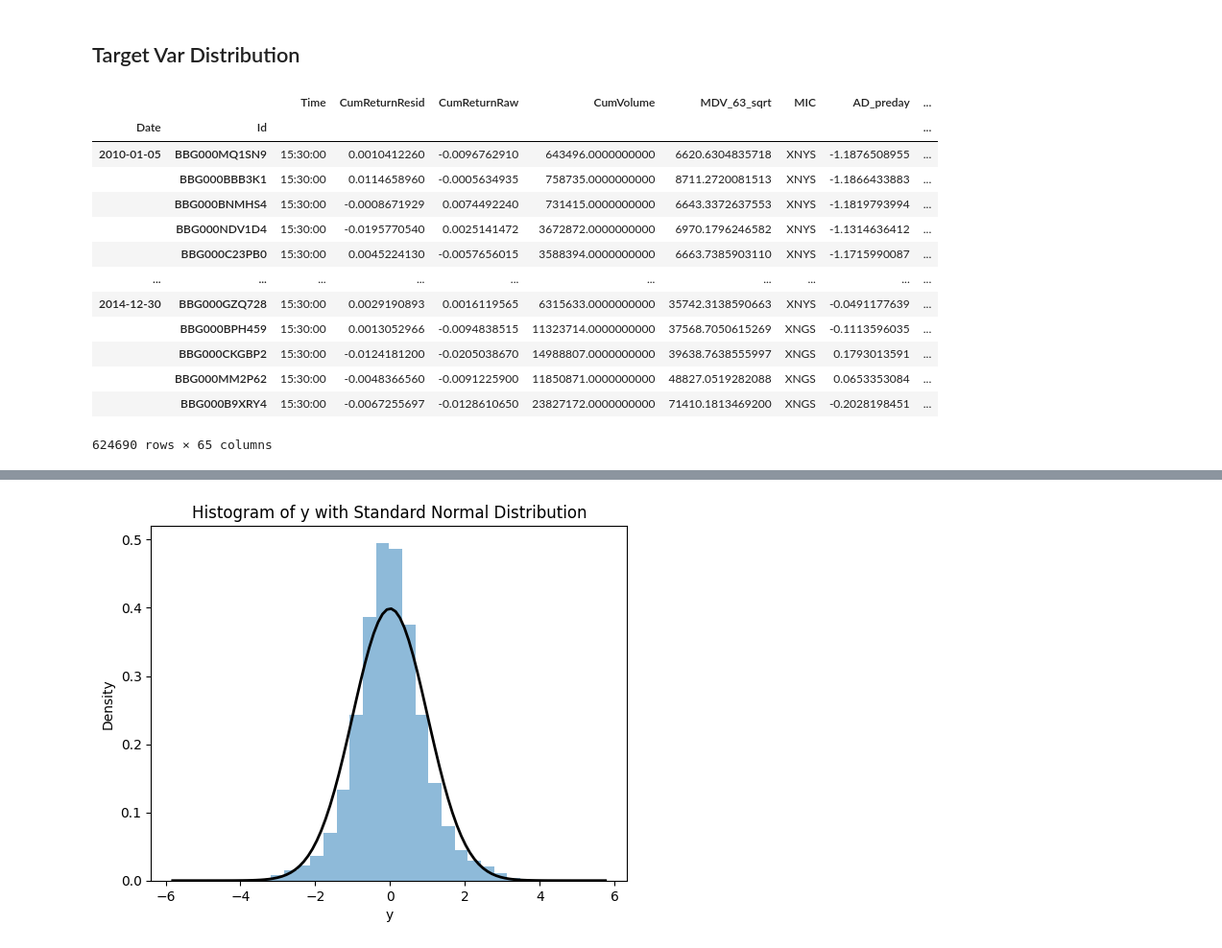
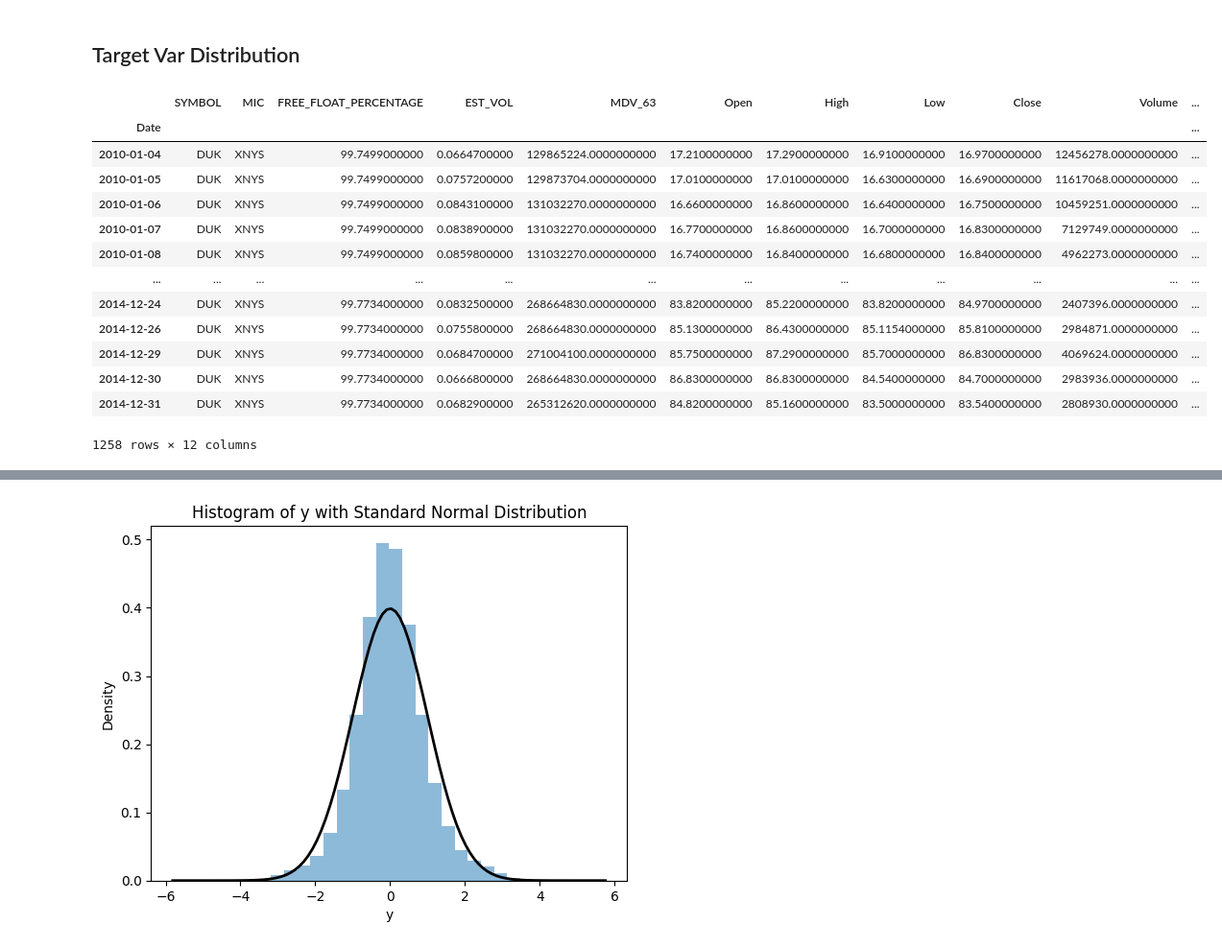
Before and after one commit to gruberjulius/ML_Task_4, a Jupyter notebook: EDA.ipynb, the cells around one changed output, grey strips where cells are left out. Shown: that part at 96% size. Saved outputs shown, nothing was run; the diff lists cells and outputs as text; code cells hidden in the pictures.

```diff
--- a/EDA.ipynb
+++ b/EDA.ipynb
@@ -58,20 +57,3 @@ for col in clipped_returns:
 #### CumReturnResid
 # %% [markdown]
 ## Target Var Distribution
-# %%
-input_data
-# %% [output]
-|  |  | Time | CumReturnResid | CumReturnRaw | CumVolume | MDV_63_sqrt | MIC | AD_preday | ... |
-| Date | Id |  |  |  |  |  |  |  | ... |
-| 2010-01-05 | BBG000MQ1SN9 | 15:30:00 | 0.0010412260 | -0.0096762910 | 643496.0000000000 | 6620.6304835718 | XNYS | -1.1876508955 | ... |
-|  | BBG000BBB3K1 | 15:30:00 | 0.0114658960 | -0.0005634935 | 758735.0000000000 | 8711.2720081513 | XNYS | -1.1866433883 | ... |
-|  | BBG000BNMHS4 | 15:30:00 | -0.0008671929 | 0.0074492240 | 731415.0000000000 | 6643.3372637553 | XNYS | -1.1819793994 | ... |
-|  | BBG000NDV1D4 | 15:30:00 | -0.0195770540 | 0.0025141472 | 3672872.0000000000 | 6970.1796246582 | XNYS | -1.1314636412 | ... |
-|  | BBG000C23PB0 | 15:30:00 | 0.0045224130 | -0.0057656015 | 3588394.0000000000 | 6663.7385903110 | XNYS | -1.1715990087 | ... |
-| ... | ... | ... | ... | ... | ... | ... | ... | ... | ... |
-| 2014-12-30 | BBG000GZQ728 | 15:30:00 | 0.0029190893 | 0.0016119565 | 6315633.0000000000 | 35742.3138590663 | XNYS | -0.0491177639 | ... |
-|  | BBG000BPH459 | 15:30:00 | 0.0013052966 | -0.0094838515 | 11323714.0000000000 | 37568.7050615269 | XNGS | -0.1113596035 | ... |
-|  | BBG000CKGBP2 | 15:30:00 | -0.0124181200 | -0.0205038670 | 14988807.0000000000 | 39638.7638555997 | XNGS | 0.1793013591 | ... |
-|  | BBG000MM2P62 | 15:30:00 | -0.0048366560 | -0.0091225900 | 11850871.0000000000 | 48827.0519282088 | XNGS | 0.0653353084 | ... |
-|  | BBG000B9XRY4 | 15:30:00 | -0.0067255697 | -0.0128610650 | 23827172.0000000000 | 71410.1813469200 | XNGS | -0.2028198451 | ... |
-624690 rows × 65 columns
@@ -77,0 +62,17 @@ input_data
+# %%
+daily_df.xs('BBG000BHGDH5', level = 'Id')
+# %% [output]
+|  | SYMBOL | MIC | FREE_FLOAT_PERCENTAGE | EST_VOL | MDV_63 | Open | High | Low | Close | Volume | ... |
+| Date |  |  |  |  |  |  |  |  |  |  | ... |
+| 2010-01-04 | DUK | XNYS | 99.7499000000 | 0.0664700000 | 129865224.0000000000 | 17.2100000000 | 17.2900000000 | 16.9100000000 | 16.9700000000 | 12456278.0000000000 | ... |
+| 2010-01-05 | DUK | XNYS | 99.7499000000 | 0.0757200000 | 129873704.0000000000 | 17.0100000000 | 17.0100000000 | 16.6300000000 | 16.6900000000 | 11617068.0000000000 | ... |
+| 2010-01-06 | DUK | XNYS | 99.7499000000 | 0.0843100000 | 131032270.0000000000 | 16.6600000000 | 16.8600000000 | 16.6400000000 | 16.7500000000 | 10459251.0000000000 | ... |
+| 2010-01-07 | DUK | XNYS | 99.7499000000 | 0.0838900000 | 131032270.0000000000 | 16.7700000000 | 16.8600000000 | 16.7000000000 | 16.8300000000 | 7129749.0000000000 | ... |
+| 2010-01-08 | DUK | XNYS | 99.7499000000 | 0.0859800000 | 131032270.0000000000 | 16.7400000000 | 16.8400000000 | 16.6800000000 | 16.8400000000 | 4962273.0000000000 | ... |
+| ... | ... | ... | ... | ... | ... | ... | ... | ... | ... | ... | ... |
+| 2014-12-24 | DUK | XNYS | 99.7734000000 | 0.0832500000 | 268664830.0000000000 | 83.8200000000 | 85.2200000000 | 83.8200000000 | 84.9700000000 | 2407396.0000000000 | ... |
+| 2014-12-26 | DUK | XNYS | 99.7734000000 | 0.0755800000 | 268664830.0000000000 | 85.1300000000 | 86.4300000000 | 85.1154000000 | 85.8100000000 | 2984871.0000000000 | ... |
+| 2014-12-29 | DUK | XNYS | 99.7734000000 | 0.0684700000 | 271004100.0000000000 | 85.7500000000 | 87.2900000000 | 85.7000000000 | 86.8300000000 | 4069624.0000000000 | ... |
+| 2014-12-30 | DUK | XNYS | 99.7734000000 | 0.0666800000 | 268664830.0000000000 | 86.8300000000 | 86.8300000000 | 84.5400000000 | 84.7000000000 | 2983936.0000000000 | ... |
+| 2014-12-31 | DUK | XNYS | 99.7734000000 | 0.0682900000 | 265312620.0000000000 | 84.8200000000 | 85.1600000000 | 83.5000000000 | 83.5400000000 | 2808930.0000000000 | ... |
+1258 rows × 12 columns
```
Also changed, not shown: parts of 3 cells of this notebook, 1 other file.
